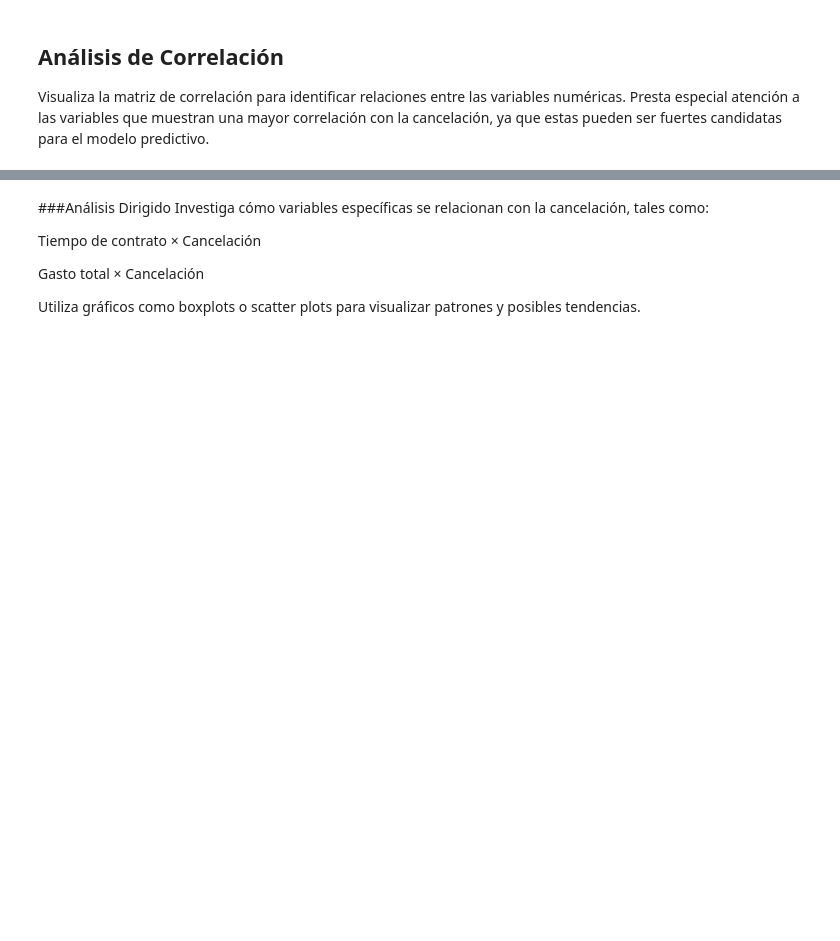
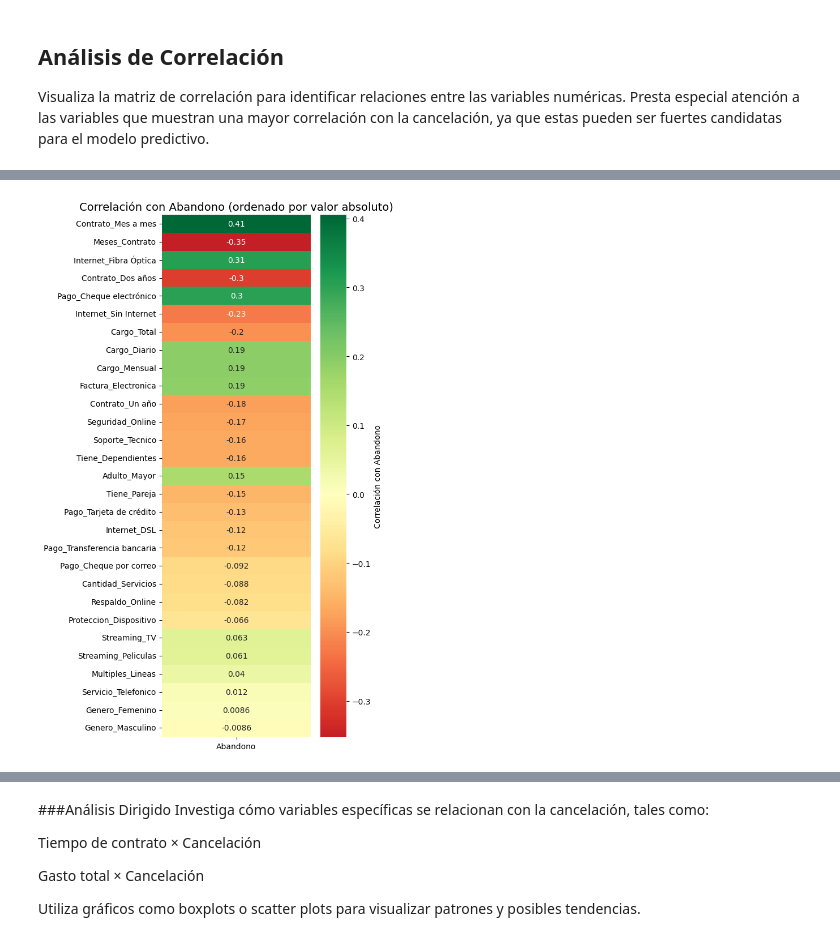
Before and after one commit to AenimaLabs/TelecomX2, a Jupyter notebook: TelecomX2.ipynb, the cells around one changed output, grey strips where cells are left out. Cells and saved outputs as stored; diff of their text form; code cells hidden in the pictures; blank space fills up the shorter version.

```diff
--- a/TelecomX2.ipynb
+++ b/TelecomX2.ipynb
@@ -189,0 +287,19 @@ Columnas numéricas disponibles:
+# %%
+import seaborn as sns
+import matplotlib.pyplot as plt
+
+# Solo correlación con Abandono (sin repetir)
+corr_abandono = df_encoded.corr()[['Abandono']].drop('Abandono')
+
+plt.figure(figsize=(6, 10))
+sns.heatmap(
+    corr_abandono.sort_values(by='Abandono', key=abs, ascending=False),
+    annot=True,
+    cmap='RdYlGn', center=0,
+    cbar_kws={"label": "Correlación con Abandono"}
+)
+plt.title('Correlación con Abandono (ordenado por valor absoluto)', fontsize=14)
+plt.tight_layout()
+plt.show()
+# %% [output]
+[figure, added]
```
Also changed, not shown: parts of 11 cells of this notebook.
